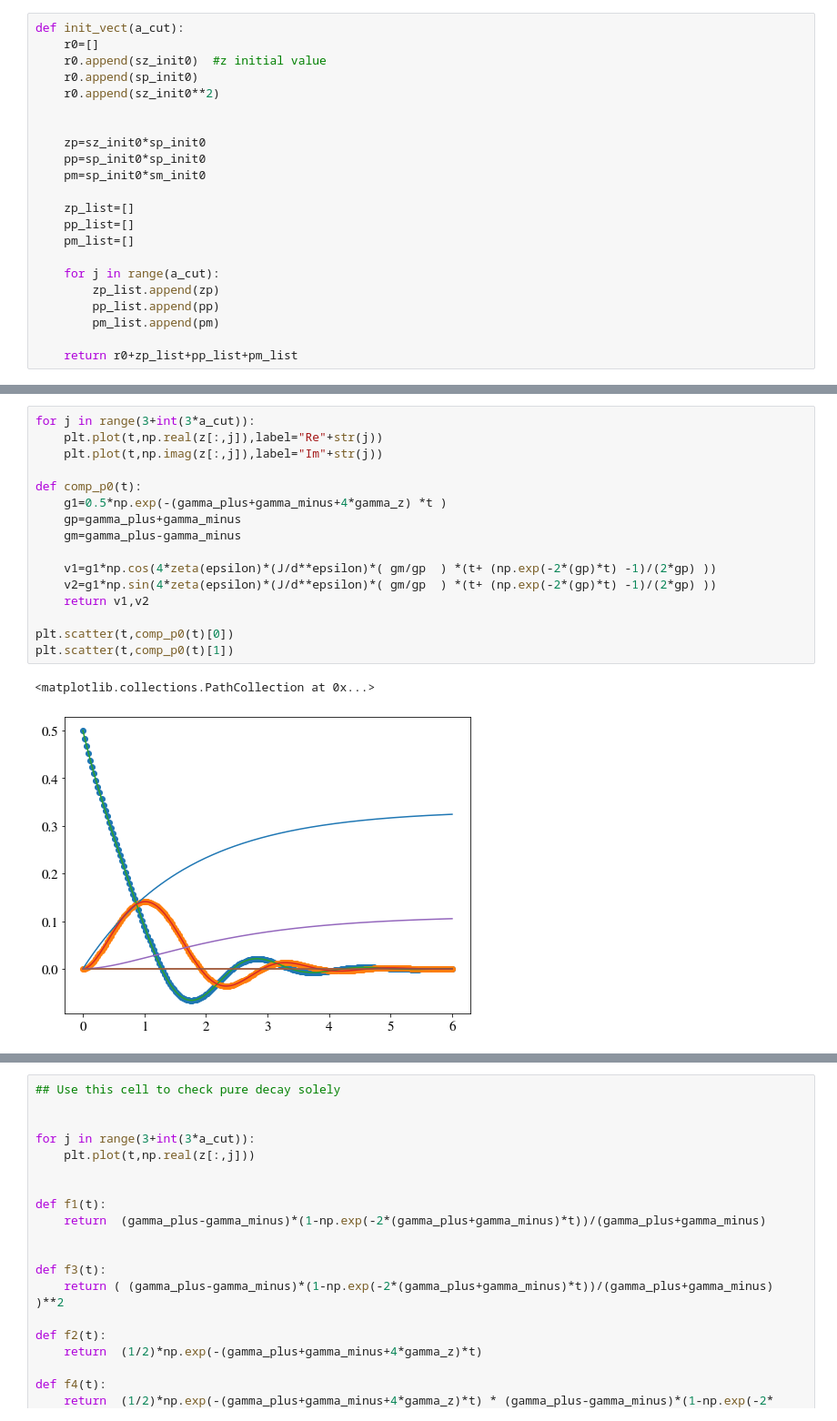
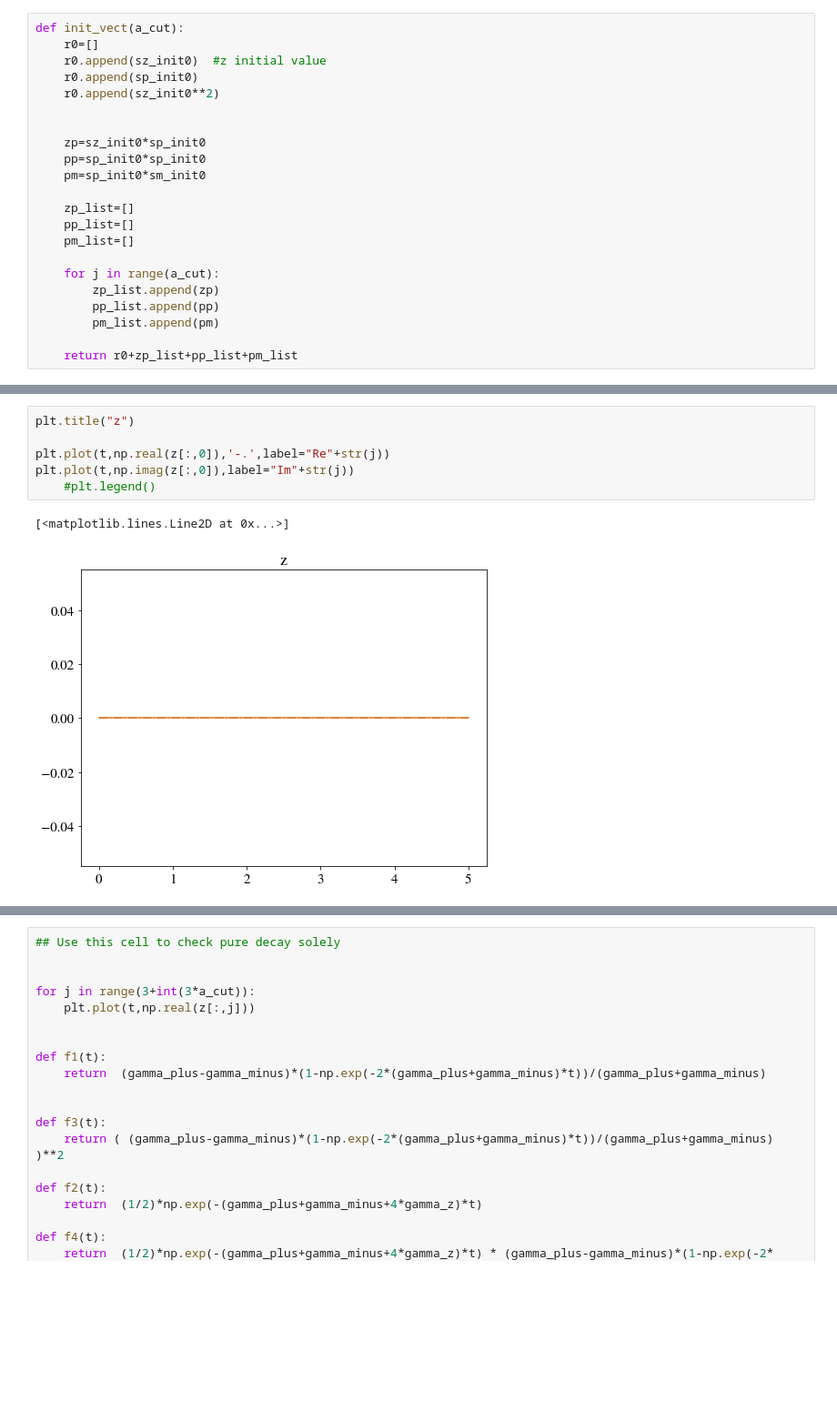
Before and after one commit to eckast161/Spin_dynamics, a Jupyter notebook: Infinite_spin_chain.ipynb, the cells around one changed output, grey strips where cells are left out. Shown at 91% size. Drawn from its saved outputs; the diff is of its cells as text; blank space fills up the shorter version.

```diff
--- a/Infinite_spin_chain.ipynb
+++ b/Infinite_spin_chain.ipynb
@@ -297,19 +314,9 @@ for j in range(3+int(3*a_cut)):
-# %%
-for j in range(3+int(3*a_cut)):
-    plt.plot(t,np.real(z[:,j]),label="Re"+str(j))
-    plt.plot(t,np.imag(z[:,j]),label="Im"+str(j))
-
-def comp_p0(t):
-    g1=0.5*np.exp(-(gamma_plus+gamma_minus+4*gamma_z) *t )
-    gp=gamma_plus+gamma_minus
-    gm=gamma_plus-gamma_minus
-
-    v1=g1*np.cos(4*zeta(epsilon)*(J/d**epsilon)*( gm/gp  ) *(t+ (np.exp(-2*(gp)*t) -1)/(2*gp) ))
-    v2=g1*np.sin(4*zeta(epsilon)*(J/d**epsilon)*( gm/gp  ) *(t+ (np.exp(-2*(gp)*t) -1)/(2*gp) ))
-    return v1,v2
-
-plt.scatter(t,comp_p0(t)[0])
-plt.scatter(t,comp_p0(t)[1])
-# %% [output]
-<matplotlib.collections.PathCollection at 0x...>
-[figure, removed]
+# %%
+plt.title("z")
+
+plt.plot(t,np.real(z[:,0]),'-.',label="Re"+str(j))
+plt.plot(t,np.imag(z[:,0]),label="Im"+str(j))
+    #plt.legend()
+# %% [output]
+[<matplotlib.lines.Line2D at 0x...>]
+[figure, added]
```
Also changed, not shown: parts of 35 cells of this notebook.
